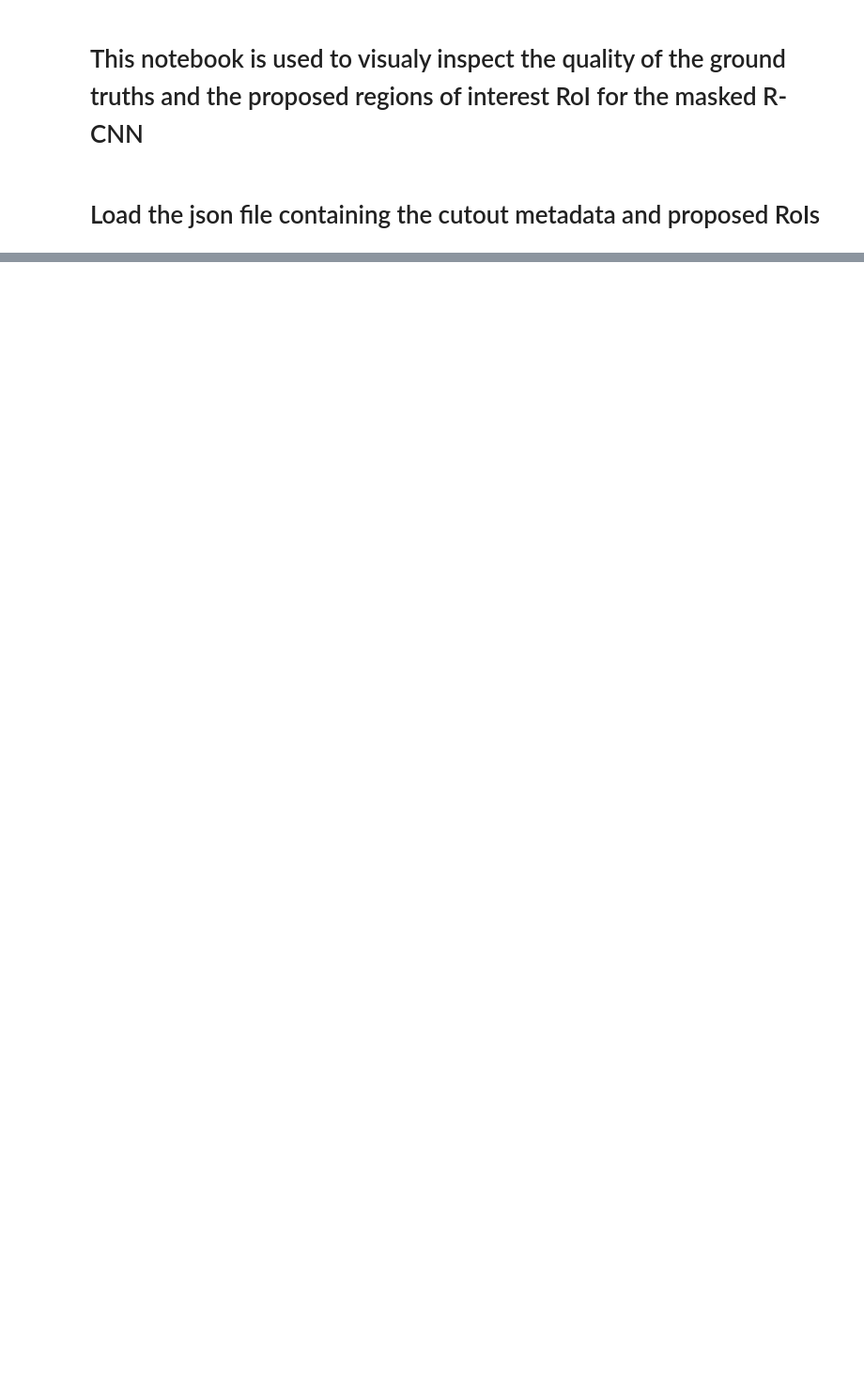
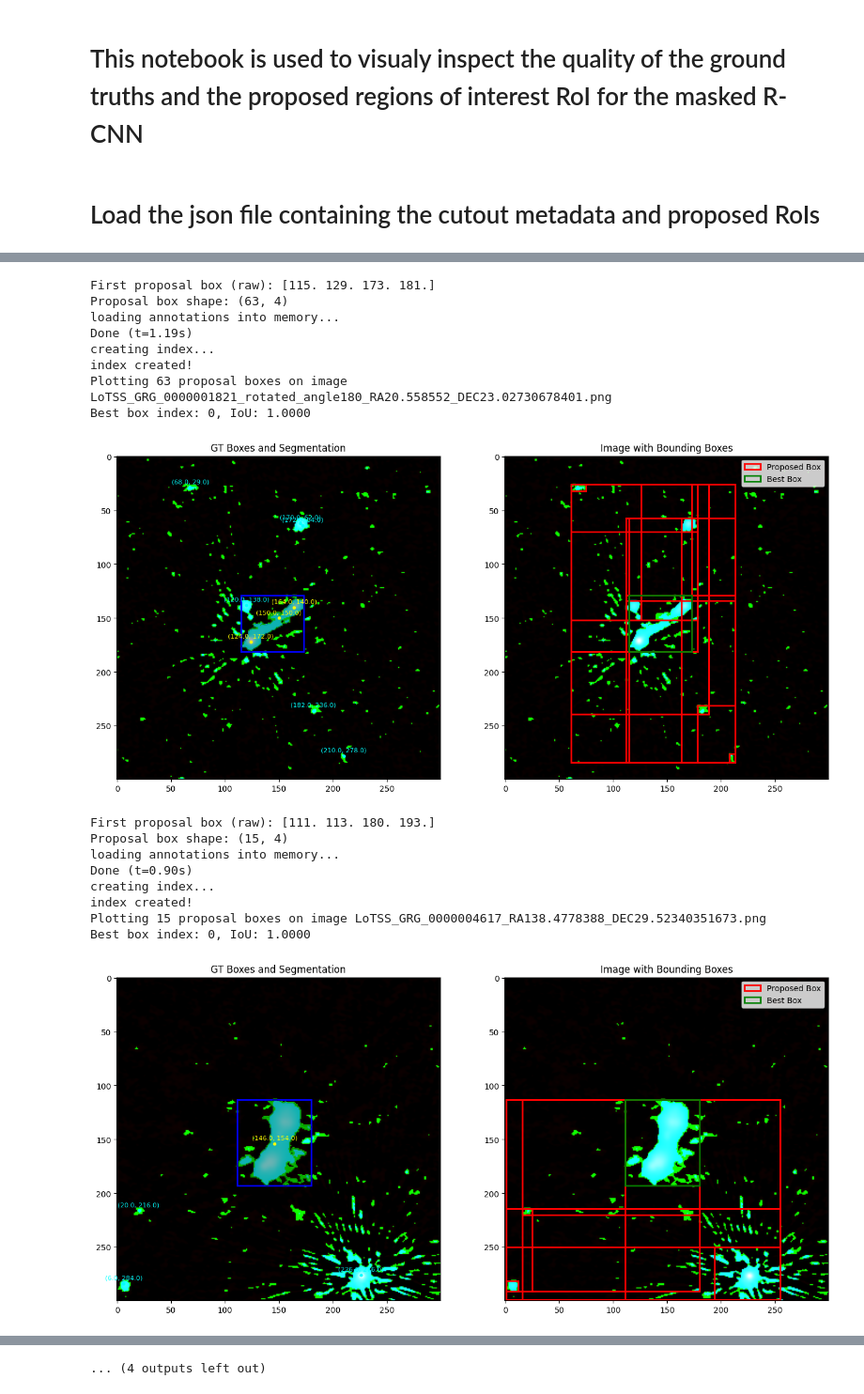
Before and after one commit to Aureusa/astro-datatools, a Jupyter notebook: examples/inspect_annotations_and_proposals.ipynb, the cells around one changed output, grey strips where cells are left out. Shown at 94% size. Drawn from its saved outputs; the diff is of its cells as text; code cells hidden in the pictures; blank space fills up the shorter version.

```diff
--- a/examples/inspect_annotations_and_proposals.ipynb
+++ b/examples/inspect_annotations_and_proposals.ipynb
@@ -12,7 +11,7 @@ annotations_path = "annotations.json"
 import json
 import os
 
-annotations_path = os.path.join(dataset_filepath, dataset_split, annotations_path)
+annotations_path = os.path.join(dataset_filepath, annotations_path)
 with open(annotations_path, "r") as f:
     annotations = json.load(f)
 
@@ -78,8 +77,8 @@ def plot_image_with_boxes_proposals(annotations: dict, annotations_path: str, id
     image_info = get_image_by_id(annotations, id)
     image_file_name = image_info['file_name']
     proposals = image_file_name.replace(".png", ".npz")
-    image_path = os.path.join(dataset_filepath, dataset_split, images_train_filepath, image_file_name)
-    proposals_path = os.path.join(dataset_filepath, dataset_split, proposals_train_filepath, proposals)
+    image_path = os.path.join(dataset_filepath, images_train_filepath, image_file_name)
+    proposals_path = os.path.join(dataset_filepath, proposals_train_filepath, proposals)
 
     # Get the data for the plotting of the images
     proposal_boxes = np.load(proposals_path)['boxes']
@@ -190,6 +189,6 @@ def plot_image_with_boxes_proposals(annotations: dict, annotations_path: str, id
     plt.legend()
     plt.show()
 # %%
-start_id = 1 + 8
-for i in range(start_id, start_id + 8):
-    plot_image_with_boxes_proposals(annotations, annotations_path, i)
+# start_id = 1 + 8
+# for i in range(start_id, start_id + 8):
+#     plot_image_with_boxes_proposals(annotations, annotations_path, i)
@@ -251,0 +195,25 @@ Best box index: 5, IoU: 1.0000
+# %%
+# Generate 8 random numbers from 0-7000
+import random
+random_ids = random.sample(range(7000), 8)
+for i in random_ids:
+    plot_image_with_boxes_proposals(annotations, annotations_path, i)
+# %% [output]
+First proposal box (raw): [115. 129. 173. 181.]
+Proposal box shape: (63, 4)
+loading annotations into memory...
+Done (t=1.19s)
+creating index...
+index created!
+Plotting 63 proposal boxes on image LoTSS_GRG_0000001821_rotated_angle180_RA20.558552_DEC23.02730678401.png
+Best box index: 0, IoU: 1.0000
+[figure, added]
+First proposal box (raw): [111. 113. 180. 193.]
+Proposal box shape: (15, 4)
+loading annotations into memory...
+Done (t=0.90s)
+creating index...
+index created!
+Plotting 15 proposal boxes on image LoTSS_GRG_0000004617_RA138.4778388_DEC29.52340351673.png
+Best box index: 0, IoU: 1.0000
+[figure, added]
@@ -251,0 +256 @@ Best box index: 5, IoU: 1.0000
+... (4 outputs left out)
```
Also changed, not shown: parts of 8 cells of this notebook, 8 other files.
